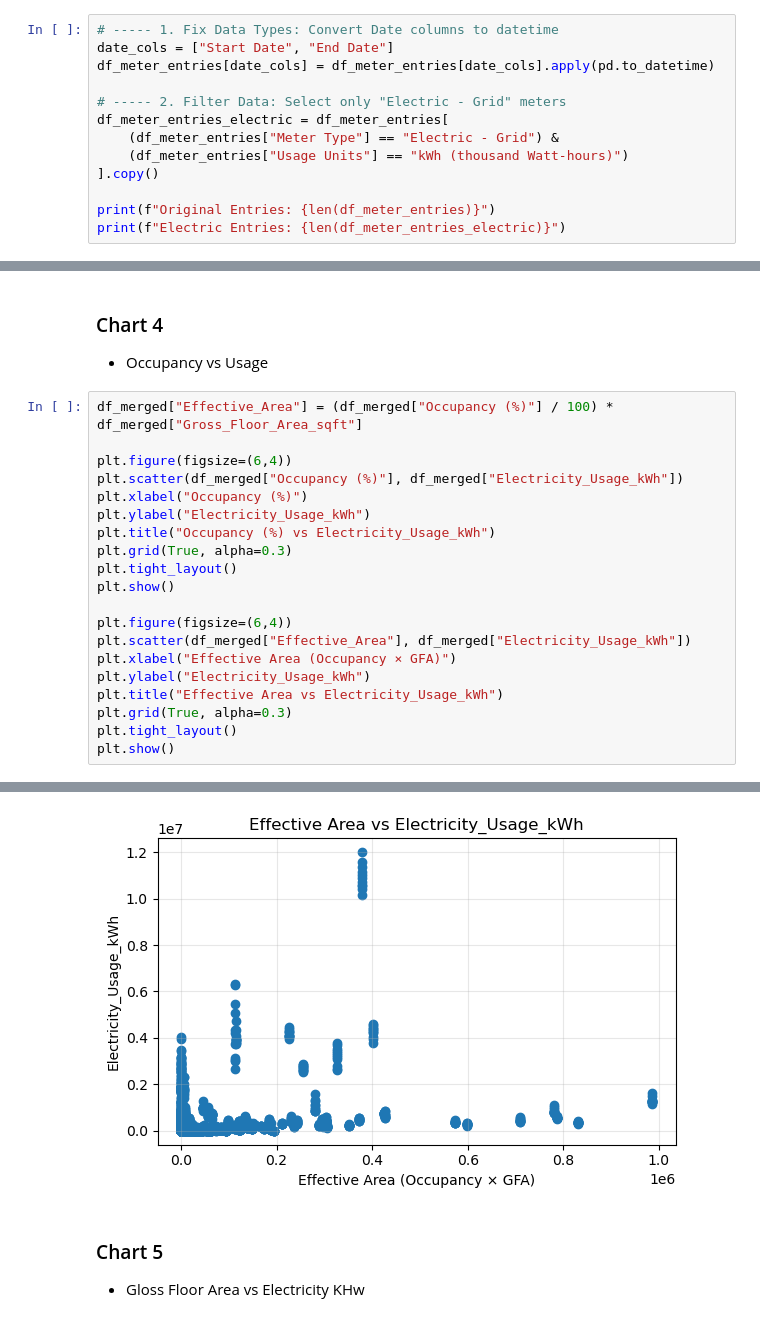
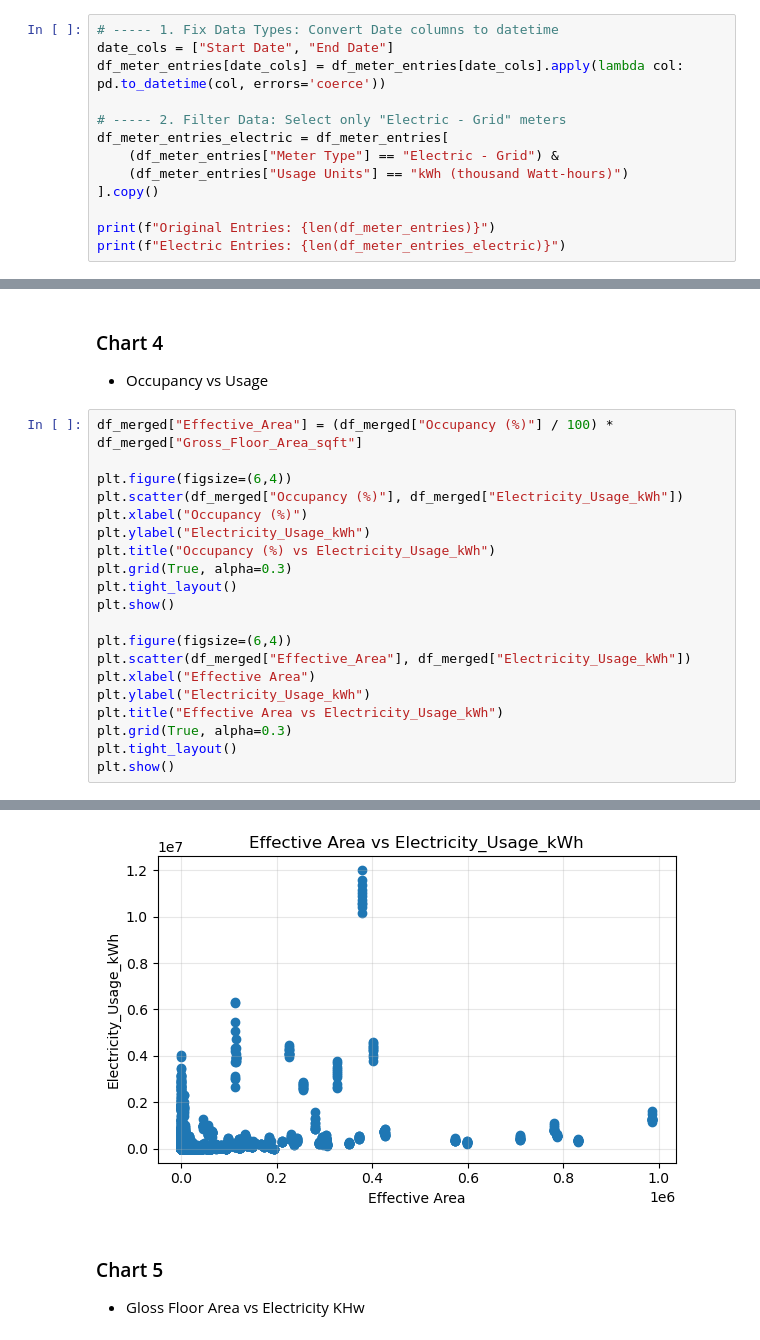
Before and after one commit to JorgeRPMHS/Project, a Jupyter notebook: CPSC_610-Group 6.ipynb, the cells around one changed output, grey strips where cells are left out. Cells and saved outputs as stored; diff of their text form.

```diff
--- a/CPSC_610-Group 6.ipynb
+++ b/CPSC_610-Group 6.ipynb
@@ -369,7 +369,7 @@ Prepare the dataset for meaningful analysis.
 # %%
 # ----- 1. Fix Data Types: Convert Date columns to datetime
 date_cols = ["Start Date", "End Date"]
-df_meter_entries[date_cols] = df_meter_entries[date_cols].apply(pd.to_datetime)
+df_meter_entries[date_cols] = df_meter_entries[date_cols].apply(lambda col: pd.to_datetime(col, errors='coerce'))
 
 # ----- 2. Filter Data: Select only "Electric - Grid" meters
 df_meter_entries_electric = df_meter_entries[
@@ -713,26 +713,26 @@ sns.pairplot(
 # %%
 df_merged["Effective_Area"] = (df_merged["Occupancy (%)"] / 100) * df_merged["Gross_Floor_Area_sqft"]
 
 plt.figure(figsize=(6,4))
 plt.scatter(df_merged["Occupancy (%)"], df_merged["Electricity_Usage_kWh"])
 plt.xlabel("Occupancy (%)")
 plt.ylabel("Electricity_Usage_kWh")
 plt.title("Occupancy (%) vs Electricity_Usage_kWh")
 plt.grid(True, alpha=0.3)
 plt.tight_layout()
 plt.show()
 
 plt.figure(figsize=(6,4))
 plt.scatter(df_merged["Effective_Area"], df_merged["Electricity_Usage_kWh"])
-plt.xlabel("Effective Area (Occupancy × GFA)")
+plt.xlabel("Effective Area")
 plt.ylabel("Electricity_Usage_kWh")
 plt.title("Effective Area vs Electricity_Usage_kWh")
 plt.grid(True, alpha=0.3)
 plt.tight_layout()
 plt.show()
 # %% [output]
 [figure]
-[figure, old version]
+[figure, new version]
 # %% [markdown]
 ### Chart 5
 * Gloss Floor Area vs Electricity KHw
```
Also changed, not shown: parts of 4 cells of this notebook.
